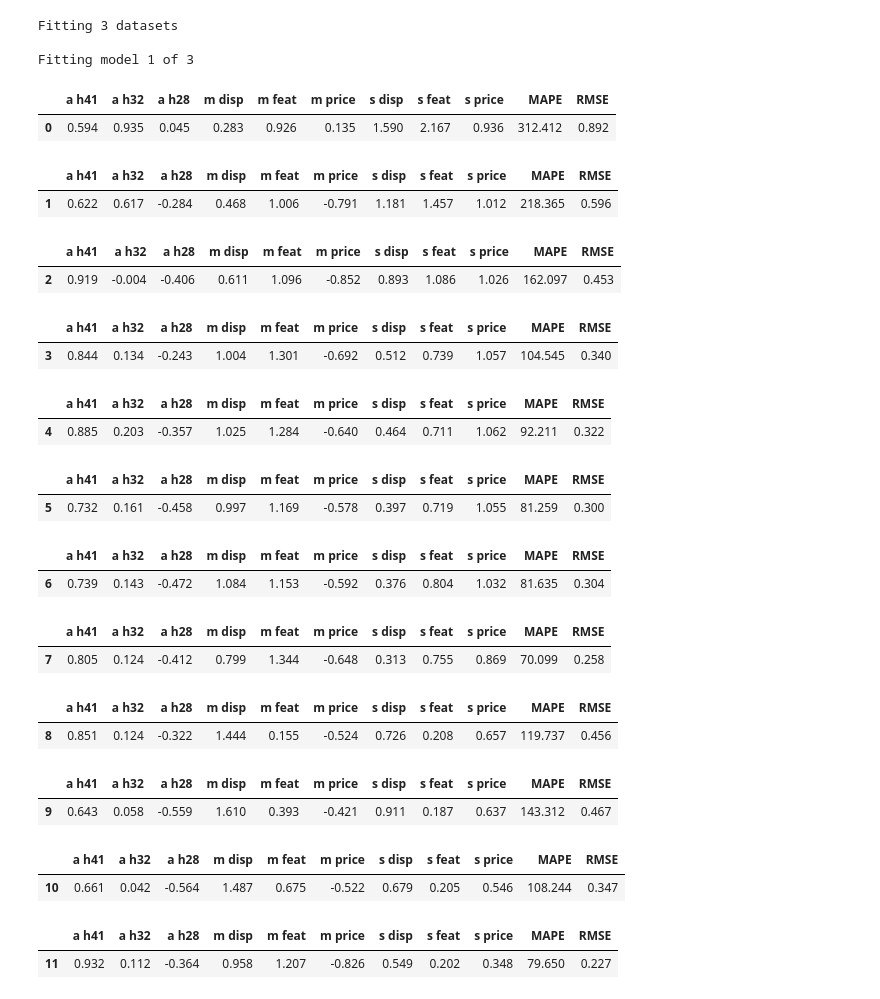
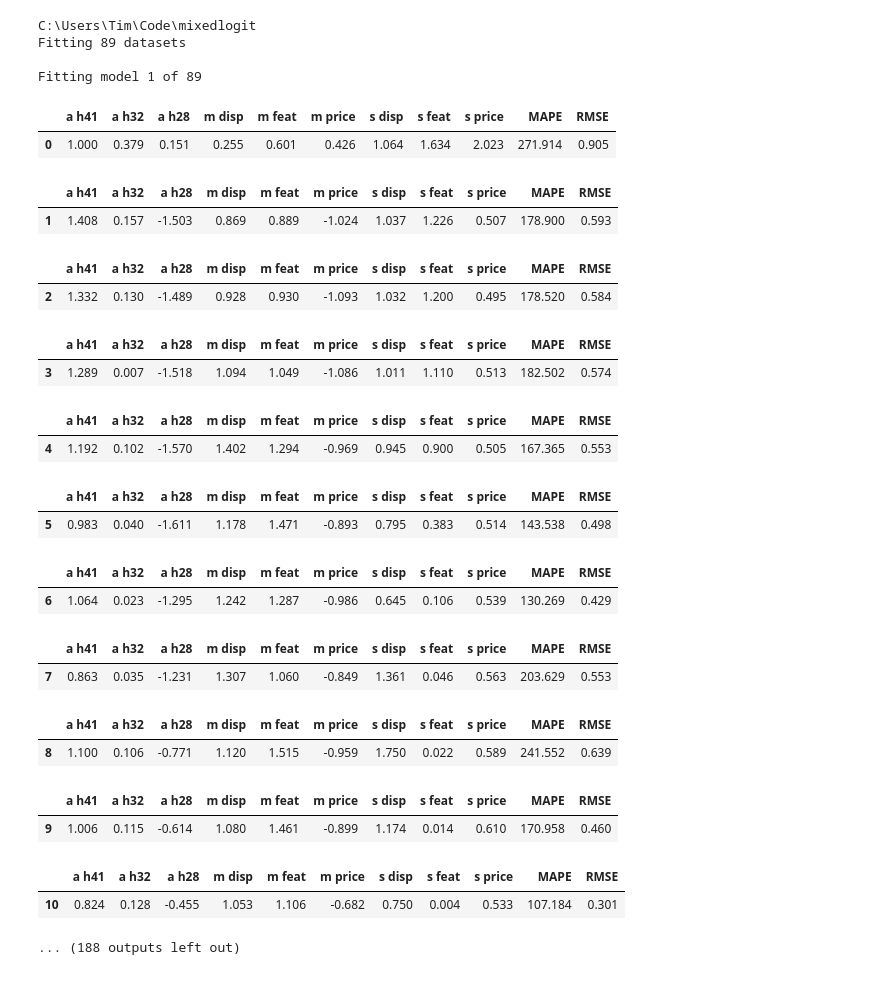
Before and after one commit to timellemeet/mixedlogit, a Jupyter notebook: Results/notebooks/results - 7 of 10.ipynb, the cells around one changed output. Drawn from its saved outputs; the diff is of its cells as text; code cells hidden in the pictures.

```diff
--- a/Results/notebooks/results - 7 of 10.ipynb
+++ b/Results/notebooks/results - 7 of 10.ipynb
@@ -1,35 +1,36 @@
 # %%
 #!pip install pathvalidate
+%cd C:\\Users\\Tim\\Code\\mixedlogit
 from src.main import Mixedlogit, datasetloader
 
 dataset = datasetloader("n 1000 - seed 1234 - time 2019-06-19-154935.pickle")
 
-mixedlogit = Mixedlogit(dataset, "bigbatch").fit(drawtype="pseudo", n_draws=100, verbose=1, save="Base", start=600, end=700)
+mixedlogit = Mixedlogit(dataset, "bigbatch").fit(drawtype="pseudo", n_draws=100, verbose=1, save="Base", start=611, end=700)
 # %% [output]
-Fitting 3 datasets
+C:\Users\Tim\Code\mixedlogit
+Fitting 89 datasets
 
-Fitting model 1 of 3
+Fitting model 1 of 89
 |  | a h41 | a h32 | a h28 | m disp | m feat | m price | s disp | s feat | s price | MAPE | RMSE |
-| 0 | 0.594 | 0.935 | 0.045 | 0.283 | 0.926 | 0.135 | 1.590 | 2.167 | 0.936 | 312.412 | 0.892 |
+| 0 | 1.000 | 0.379 | 0.151 | 0.255 | 0.601 | 0.426 | 1.064 | 1.634 | 2.023 | 271.914 | 0.905 |
 |  | a h41 | a h32 | a h28 | m disp | m feat | m price | s disp | s feat | s price | MAPE | RMSE |
-| 1 | 0.622 | 0.617 | -0.284 | 0.468 | 1.006 | -0.791 | 1.181 | 1.457 | 1.012 | 218.365 | 0.596 |
+| 1 | 1.408 | 0.157 | -1.503 | 0.869 | 0.889 | -1.024 | 1.037 | 1.226 | 0.507 | 178.900 | 0.593 |
 |  | a h41 | a h32 | a h28 | m disp | m feat | m price | s disp | s feat | s price | MAPE | RMSE |
-| 2 | 0.919 | -0.004 | -0.406 | 0.611 | 1.096 | -0.852 | 0.893 | 1.086 | 1.026 | 162.097 | 0.453 |
+| 2 | 1.332 | 0.130 | -1.489 | 0.928 | 0.930 | -1.093 | 1.032 | 1.200 | 0.495 | 178.520 | 0.584 |
 |  | a h41 | a h32 | a h28 | m disp | m feat | m price | s disp | s feat | s price | MAPE | RMSE |
-| 3 | 0.844 | 0.134 | -0.243 | 1.004 | 1.301 | -0.692 | 0.512 | 0.739 | 1.057 | 104.545 | 0.340 |
+| 3 | 1.289 | 0.007 | -1.518 | 1.094 | 1.049 | -1.086 | 1.011 | 1.110 | 0.513 | 182.502 | 0.574 |
 |  | a h41 | a h32 | a h28 | m disp | m feat | m price | s disp | s feat | s price | MAPE | RMSE |
-| 4 | 0.885 | 0.203 | -0.357 | 1.025 | 1.284 | -0.640 | 0.464 | 0.711 | 1.062 | 92.211 | 0.322 |
+| 4 | 1.192 | 0.102 | -1.570 | 1.402 | 1.294 | -0.969 | 0.945 | 0.900 | 0.505 | 167.365 | 0.553 |
 |  | a h41 | a h32 | a h28 | m disp | m feat | m price | s disp | s feat | s price | MAPE | RMSE |
-| 5 | 0.732 | 0.161 | -0.458 | 0.997 | 1.169 | -0.578 | 0.397 | 0.719 | 1.055 | 81.259 | 0.300 |
+| 5 | 0.983 | 0.040 | -1.611 | 1.178 | 1.471 | -0.893 | 0.795 | 0.383 | 0.514 | 143.538 | 0.498 |
 |  | a h41 | a h32 | a h28 | m disp | m feat | m price | s disp | s feat | s price | MAPE | RMSE |
-| 6 | 0.739 | 0.143 | -0.472 | 1.084 | 1.153 | -0.592 | 0.376 | 0.804 | 1.032 | 81.635 | 0.304 |
+| 6 | 1.064 | 0.023 | -1.295 | 1.242 | 1.287 | -0.986 | 0.645 | 0.106 | 0.539 | 130.269 | 0.429 |
 |  | a h41 | a h32 | a h28 | m disp | m feat | m price | s disp | s feat | s price | MAPE | RMSE |
-| 7 | 0.805 | 0.124 | -0.412 | 0.799 | 1.344 | -0.648 | 0.313 | 0.755 | 0.869 | 70.099 | 0.258 |
+| 7 | 0.863 | 0.035 | -1.231 | 1.307 | 1.060 | -0.849 | 1.361 | 0.046 | 0.563 | 203.629 | 0.553 |
 |  | a h41 | a h32 | a h28 | m disp | m feat | m price | s disp | s feat | s price | MAPE | RMSE |
-| 8 | 0.851 | 0.124 | -0.322 | 1.444 | 0.155 | -0.524 | 0.726 | 0.208 | 0.657 | 119.737 | 0.456 |
+| 8 | 1.100 | 0.106 | -0.771 | 1.120 | 1.515 | -0.959 | 1.750 | 0.022 | 0.589 | 241.552 | 0.639 |
 |  | a h41 | a h32 | a h28 | m disp | m feat | m price | s disp | s feat | s price | MAPE | RMSE |
-| 9 | 0.643 | 0.058 | -0.559 | 1.610 | 0.393 | -0.421 | 0.911 | 0.187 | 0.637 | 143.312 | 0.467 |
+| 9 | 1.006 | 0.115 | -0.614 | 1.080 | 1.461 | -0.899 | 1.174 | 0.014 | 0.610 | 170.958 | 0.460 |
 |  | a h41 | a h32 | a h28 | m disp | m feat | m price | s disp | s feat | s price | MAPE | RMSE |
-| 10 | 0.661 | 0.042 | -0.564 | 1.487 | 0.675 | -0.522 | 0.679 | 0.205 | 0.546 | 108.244 | 0.347 |
+| 10 | 0.824 | 0.128 | -0.455 | 1.053 | 1.106 | -0.682 | 0.750 | 0.004 | 0.533 | 107.184 | 0.301 |
-|  | a h41 | a h32 | a h28 | m disp | m feat | m price | s disp | s feat | s price | MAPE | RMSE |
-| 11 | 0.932 | 0.112 | -0.364 | 0.958 | 1.207 | -0.826 | 0.549 | 0.202 | 0.348 | 79.650 | 0.227 |
+... (188 outputs left out)
```
Also changed, not shown: 10 other files.
